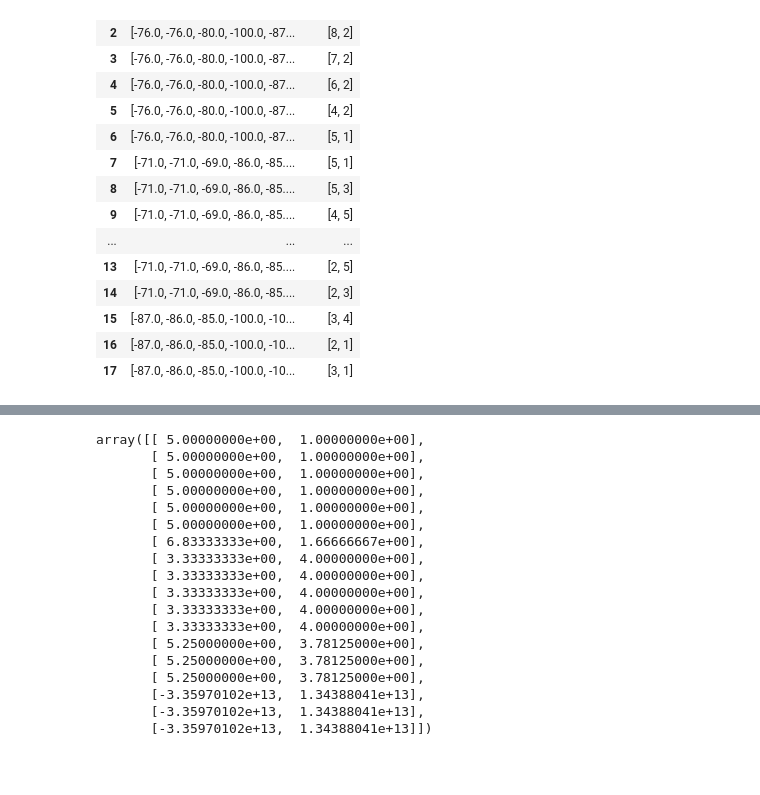
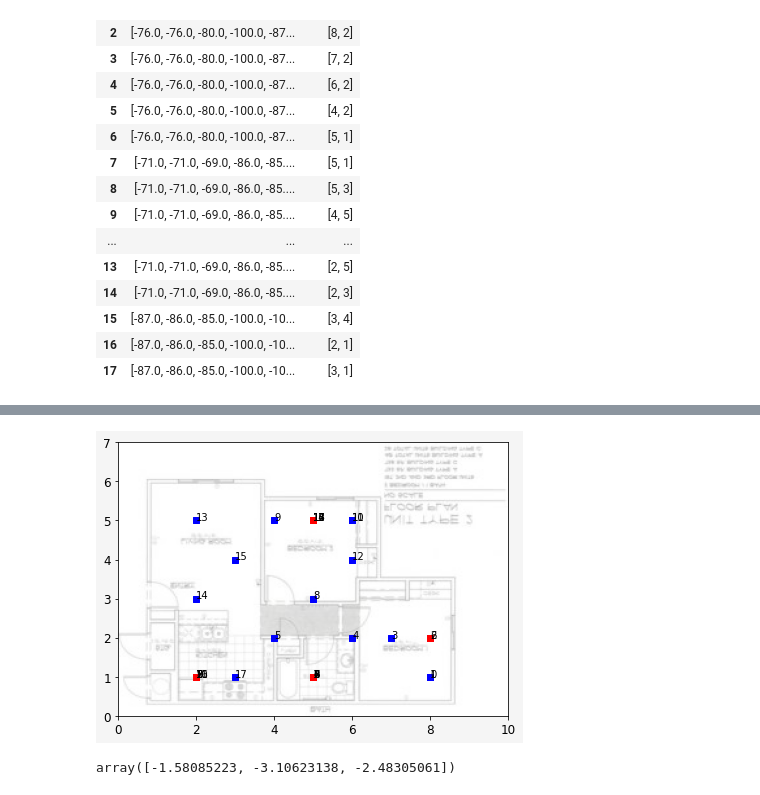
Before and after one commit to miligithub/open-indoor-localization, a Jupyter notebook: python/ml.ipynb, the cells around one changed output, grey strips where cells are left out. Cells and saved outputs as stored; diff of their text form; code cells hidden in the pictures; blank space fills up the shorter version.

```diff
--- a/python/ml.ipynb
+++ b/python/ml.ipynb
@@ -52,8 +104,8 @@ Setup finished!
 # %%
 file_name = "train11_16.txt"
 # %%
-file = open(file_name, "r")
-line = file.readline()
+filef = open(file_name, "r")
+line = filef.readline()
 data_dict = {'grid_id': [], 'x': [], 'y': [], 'mac': [], 'type': [], 'rssi': []}
 grid_id = 0
 while True:
@@ -63,7 +115,7 @@ while True:
                 print(grid_title)
                 grid_pos = [float(grid_title[0]), float(grid_title[1])]
                 for i in range(int(grid_title[2])):
-                    line = file.readline().rstrip("\n")
+                    line = filef.readline().rstrip("\n")
                     record = line.split("|")
                     ap = record[0].split(" ")
                     data_dict['grid_id'].append(grid_id)
@@ -73,10 +125,10 @@ while True:
                     data_dict['type'].append(ap[2])
                     rssi_list = record[1].strip().split(' ') if record[1].strip() != '' else [ap[1]]
                     data_dict['rssi'].append(float(np.array(rssi_list).astype(np.float).mean()))
-            line = file.readline()
+            line = filef.readline()
             if not line:
                 break
-file.close()
+filef.close()
 # %% [output]
 ['8.00', '1.00', '18', '2020-11-16-00:56:44\n']
 ['8.00', '1.00', '18', '2020-11-16-00:57:20\n']
@@ -263,3 +315,17 @@ array([ -76.,  -76.,  -80., -100.,  -87., -100.,  -81.,  -81.,  -79.,
+# %%
+def plot(target, predit):
+    housing_img=mpimg.imread(os.path.join(IMAGES_PATH, filename))
+    housing_img = cv2.flip(housing_img, 0)
+    plt.scatter(target[:, 0], target[:, 1], c='b', marker='s', label='-1')
+    for i in range(target.shape[0]):
+        plt.text(target[i, 0], target[i, 1], str(i))
+
+    plt.scatter(predict[:, 0], predict[:, 1], c='r', marker='s', label='-1')
+    for i in range(predict.shape[0]):
+        plt.text(predict[i,0], predict[i,1], str(i))
+
+    plt.imshow(housing_img, extent=[0, 10, 0, 7],alpha=0.5,
+            cmap=plt.get_cmap("jet"))
 # %%
 from sklearn.linear_model import LinearRegression
 lin_reg = LinearRegression()
@@ -266,25 +338,10 @@ lin_reg = LinearRegression()
+# %%
+from sklearn.neighbors import KNeighborsClassifier
+knn = KNeighborsClassifier()
 # %%
-from sklearn.model_selection import cross_val_predict
+from sklearn.model_selection import cross_val_predict, cross_val_score
 
-predict = cross_val_predict(lin_reg, data["theta"], data["position"],
+predict = cross_val_predict(knn, data["theta"], data["position"],
                          method="predict", cv=3)
-predict
+
+# predict
-# %% [output]
-array([[ 5.00000000e+00,  1.00000000e+00],
-       [ 5.00000000e+00,  1.00000000e+00],
-       [ 5.00000000e+00,  1.00000000e+00],
-       [ 5.00000000e+00,  1.00000000e+00],
-       [ 5.00000000e+00,  1.00000000e+00],
-       [ 5.00000000e+00,  1.00000000e+00],
-       [ 6.83333333e+00,  1.66666667e+00],
-       [ 3.33333333e+00,  4.00000000e+00],
-       [ 3.33333333e+00,  4.00000000e+00],
-       [ 3.33333333e+00,  4.00000000e+00],
-       [ 3.33333333e+00,  4.00000000e+00],
-       [ 3.33333333e+00,  4.00000000e+00],
-       [ 5.25000000e+00,  3.78125000e+00],
-       [ 5.25000000e+00,  3.78125000e+00],
-       [ 5.25000000e+00,  3.78125000e+00],
-       [-3.35970102e+13,  1.34388041e+13],
-       [-3.35970102e+13,  1.34388041e+13],
-       [-3.35970102e+13,  1.34388041e+13]])
@@ -304,0 +348,5 @@ plt.show()
+# %%
+target = data["position"]
+plot(target, predict)
+# %% [output]
+[figure, added]
@@ -304,0 +358,4 @@ plt.show()
+# %%
+score
+# %% [output]
+array([-1.58085223, -3.10623138, -2.48305061])
```
Also changed, not shown: parts of 10 cells of this notebook.
